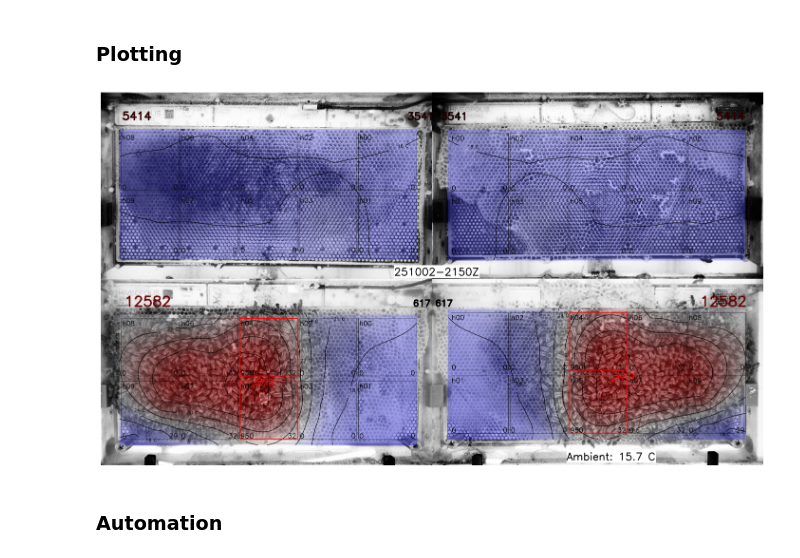
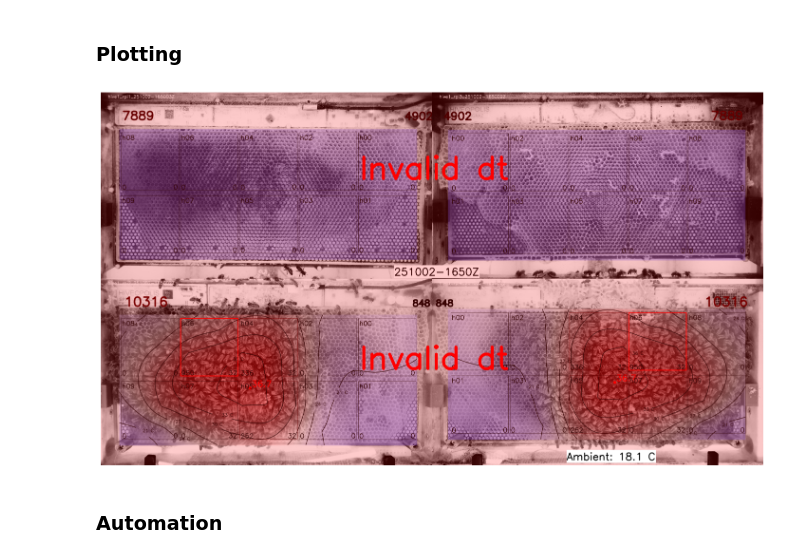
Before and after one commit to epfl-mobots/ABCVisualisation, a Jupyter notebook: generateAnotatedVideo.ipynb, the cells around one changed output. Drawn from its saved outputs; the diff is of its cells as text; code cells hidden in the pictures.

```diff
--- a/generateAnotatedVideo.ipynb
+++ b/generateAnotatedVideo.ipynb
@@ -130,23 +130,23 @@ _time
 # %%
 vmax = max_temp
 vmin = min_temp
 # For a random time frame, generate the image of the hive and the thermal plot side by side with matplotlib
 # This is just to check that everything is working fine
 plt.figure(figsize=(18, 12))
-frame = 40 # Frame within datetimes
+frame = 25 # Frame within datetimes
 dt = datetimes[frame]
 _imgs_paths = imgs_paths.loc[dt].to_numpy()
 imgs_names = [str(_imgs_paths[i]).split("/")[-1][:-4] for i in range(len(_imgs_paths))]
 # Read the images using cv2
 current_imgs = [cv2.imread(_imgs_paths[i], cv2.IMREAD_GRAYSCALE) if _imgs_paths[i] is not None else np.zeros((2592,4608), np.uint8) for i in range(len(_imgs_paths))]
-hs_1 = Hive(dt, current_imgs, False, imgs_names,ThermalFrame(upper.loc[dt].to_numpy(dtype="float64")),ThermalFrame(lower.loc[dt].to_numpy()),co2_data.loc[dt],upper_htr.loc[dt],lower_htr.loc[dt])
+hs_1 = Hive(dt, current_imgs, False, imgs_names,ThermalFrame(upper.loc[dt].to_numpy(dtype="float64")),ThermalFrame(lower.loc[dt].to_numpy()),co2_data.loc[dt],upper_htr.loc[dt],lower_htr.loc[dt], hive_nb=int(hive_nb))
 contours = list(range(12, 37, 3))
 snapshot = hs_1.snapshot(v_max=vmax,v_min=vmin,contours=contours, annotate_contours = True, annotate_names=False, thermal_transparency=0.35)
-plt.imshow(snapshot,cmap='gray')
+plt.imshow(snapshot)
 plt.axis('off')
 plt.show()
 # %% [output]
-[figure, old version]
+[figure, new version]
 # %% [markdown]
 ### Automation
 # %%
```
Also changed, not shown: parts of 2 cells of this notebook, 1 other file.
